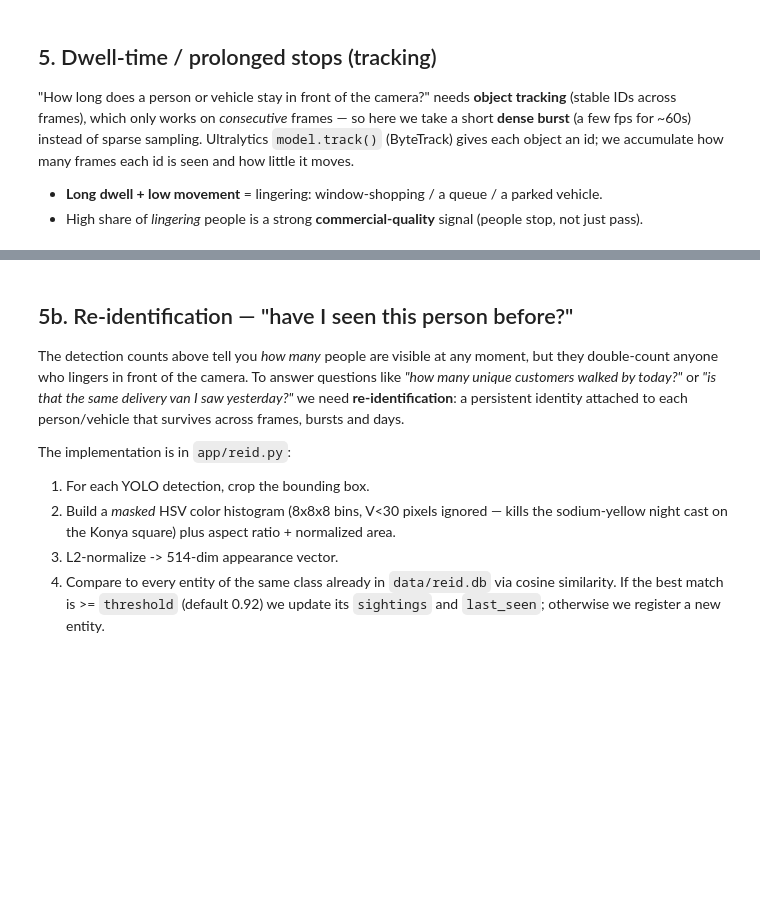
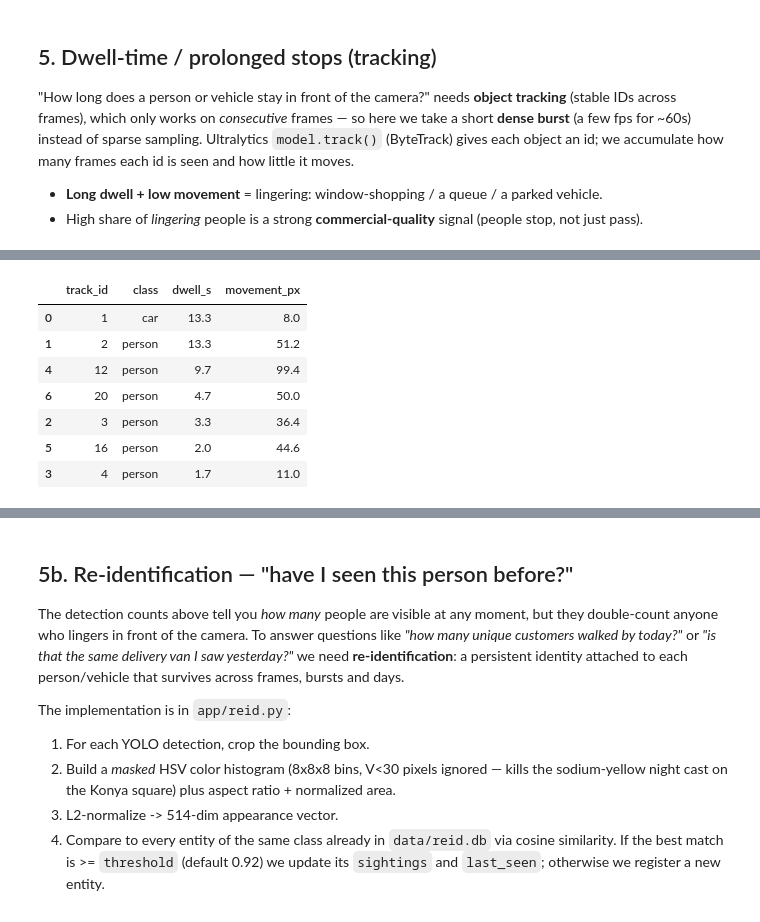
Before and after one commit to orarr2/Turkey-Business-Activity-Streamlit-Real-time-YOLOv8-of-crowd-detection, a Jupyter notebook: notebooks/turkey_business_activity.ipynb, the cells around one changed output, grey strips where cells are left out. Cells and saved outputs as stored; diff of their text form; code cells hidden in the pictures; blank space fills up the shorter version.

```diff
--- a/notebooks/turkey_business_activity.ipynb
+++ b/notebooks/turkey_business_activity.ipynb
@@ -136,34 +167,30 @@ object an id; we accumulate how many frames each id is seen and how little it mo
 - **Long dwell + low movement** = lingering: window-shopping / a queue / a parked vehicle.
 - High share of *lingering* people is a strong **commercial-quality** signal (people stop, not just pass).
 # %%
-def dwell_analysis(stream_url, seconds=60, target_fps=3, conf=0.35):
-    """Dense burst with tracking. Returns per-track dwell seconds + movement."""
-    cap = cv2.VideoCapture(stream_url)
+from app.detect_core import iter_frames, NAME_BY_ID
+
+def dwell_analysis(stream_url, seconds=30, target_fps=3, conf=0.35):
+    """Dense burst with tracking. Returns per-track dwell seconds + movement.
+
+    iter_frames handles header-required hosts (tvkur, IBB, skylinewebcams) by
+    downloading the latest segments with the right Referer/Origin and decoding
+    locally, since cv2.VideoCapture(url) can't pass headers on Windows.
+    """
     frames_seen = defaultdict(int)
     centroids = defaultdict(list)
     track_cls = {}
     n_frames = int(seconds * target_fps)
-    period = 1.0 / target_fps
-    try:
-        for _ in range(n_frames):
-            t0 = time.time()
-            ok, frame = cap.read()
-            if not ok:
-                break
-            r = model.track(frame, persist=True, conf=conf, classes=[0,2,3,5,7],
-                            tracker='bytetrack.yaml', verbose=False)[0]
-            if r.boxes.id is not None:
-                for box, tid, cl in zip(r.boxes.xywh.cpu().numpy(),
-                                        r.boxes.id.int().cpu().tolist(),
-                                        r.boxes.cls.int().cpu().tolist()):
-                    frames_seen[tid] += 1
-                    centroids[tid].append((float(box[0]), float(box[1])))
-                    track_cls[tid] = cl
-            time.sleep(max(0, period - (time.time() - t0)))
-    finally:
-        cap.release()
+    for frame in iter_frames(stream_url, max_frames=n_frames):
+        r = model.track(frame, persist=True, conf=conf, classes=[0,2,3,5,7],
+                        tracker='bytetrack.yaml', verbose=False)[0]
+        if r.boxes.id is not None:
+            for box, tid, cl in zip(r.boxes.xywh.cpu().numpy(),
+                                    r.boxes.id.int().cpu().tolist(),
+                                    r.boxes.cls.int().cpu().tolist()):
+                frames_seen[tid] += 1
+                centroids[tid].append((float(box[0]), float(box[1])))
+                track_cls[tid] = cl
 
-    from app.detect_core import NAME_BY_ID
     rows = []
     for tid, n in frames_seen.items():
         pts = np.array(centroids[tid])
@@ -172,7 +199,9 @@ def dwell_analysis(stream_url, seconds=60, target_fps=3, conf=0.35):
                      'class': NAME_BY_ID.get(track_cls[tid], str(track_cls[tid])),
                      'dwell_s': round(n / target_fps, 1),
                      'movement_px': round(movement, 1)})
-    return pd.DataFrame(rows).sort_values('dwell_s', ascending=False)
+    return pd.DataFrame(rows).sort_values('dwell_s', ascending=False) if rows else pd.DataFrame(
+        columns=['track_id','class','dwell_s','movement_px'])
 
-dwell = dwell_analysis(stream_url, seconds=60, target_fps=3)
+dwell = dwell_analysis(stream_url, seconds=30, target_fps=3, conf=0.25)
 dwell.head(15)
+# %% [output]
@@ -179,3 +221,11 @@ dwell.head(15)
+|  | track_id | class | dwell_s | movement_px |
+| 0 | 1 | car | 13.3 | 8.0 |
+| 1 | 2 | person | 13.3 | 51.2 |
+| 4 | 12 | person | 9.7 | 99.4 |
+| 6 | 20 | person | 4.7 | 50.0 |
+| 2 | 3 | person | 3.3 | 36.4 |
+| 5 | 16 | person | 2.0 | 44.6 |
+| 3 | 4 | person | 1.7 | 11.0 |
 # %%
 # Flag prolonged stationary objects: long dwell AND little movement.
 PERSON_DWELL_S, VEHICLE_DWELL_S, MAX_MOVE_PX = 25, 40, 60
```
Also changed, not shown: parts of 14 cells of this notebook, 15 other files.
